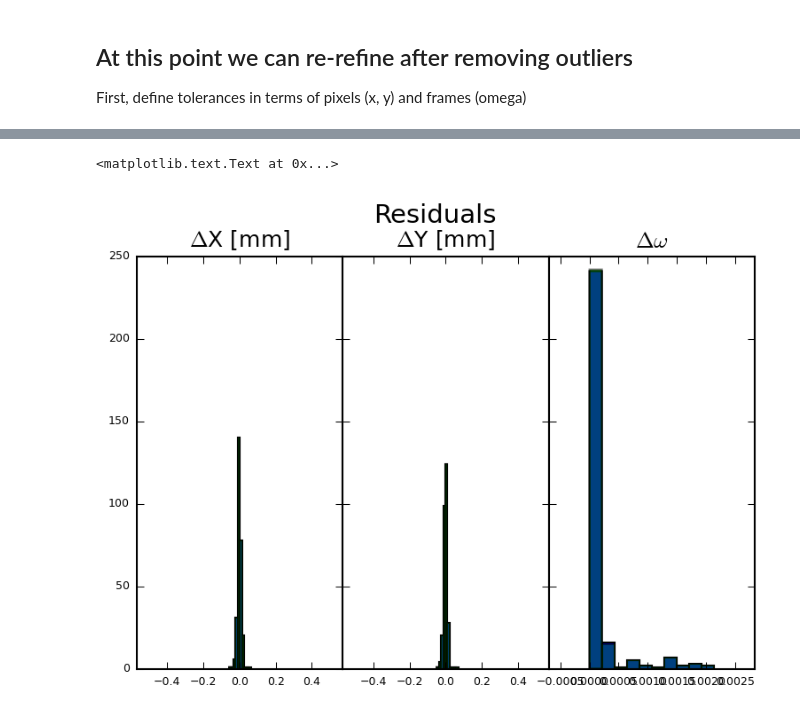
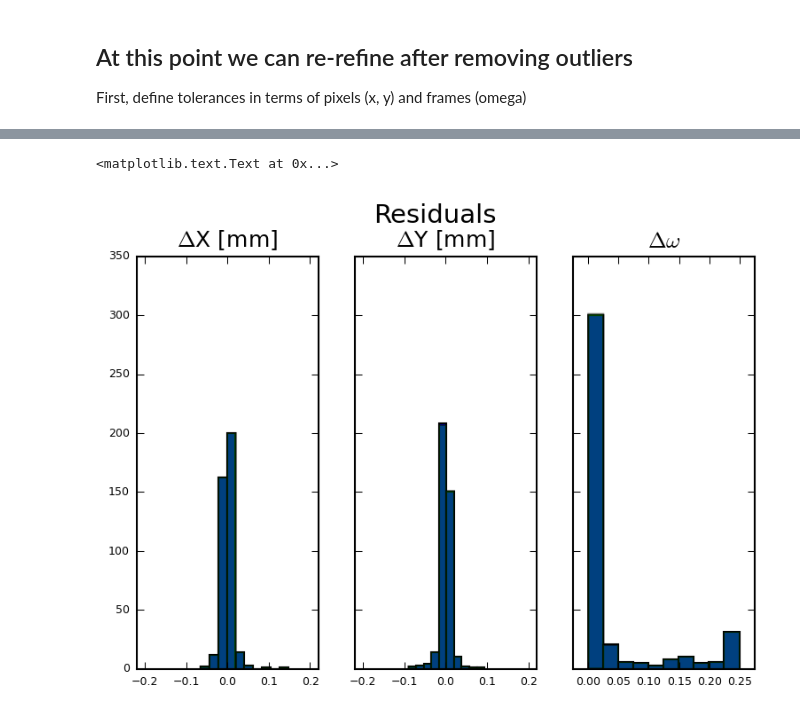
Before and after one commit to praxes/hexrd, a Jupyter notebook: share/calibrate_from_single_crystal.ipynb, the cells around one changed output, grey strips where cells are left out. Drawn from its saved outputs; the diff is of its cells as text; code cells hidden in the pictures.

```diff
--- a/share/calibrate_from_single_crystal.ipynb
+++ b/share/calibrate_from_single_crystal.ipynb
@@ -557,8 +568,8 @@ Refined parameters:
 ## At this point we can re-refine after removing outliers
 First, define tolerances in terms of pixels (x, y) and frames (omega)
 # %%
-n_pixels_tol = 0.5
-n_frames_tol = 0.5
+n_pixels_tol = 1
+n_frames_tol = 1
 
 # define difference vectors for spot fits
 x_diff = abs(xyo_det[:, 0] - xyo_f[:, 0])
@@ -576,4 +587,5 @@ print "INFO: Will keep %d of %d input reflections for re-fit" %(sum(idx_1), sum(
 idx_new = np.zeros_like(idx, dtype=bool)
 idx_new[np.where(idx_0 == 1)[0][idx_1]] = True
 idx_0 = idx_new
+np.save(excl_filename, idx_new) # output in case you want 'em
 # %% [output]
@@ -620,16 +632,14 @@ print "\n"
 
 # new style method 2; use an axes array
 fig3, axs3 = plt.subplots(1, 3, sharex=False, sharey=True)
-fig3.subplots_adjust(wspace=0)
+fig3.subplots_adjust(wspace=0.2)
 fig3.suptitle("Residuals", fontsize=14, y=1.0)
 titles = [r'$\Delta$X [mm]', r'$\Delta$Y [mm]', r'$\Delta\omega$']
-for i in range(3):
+for i in range(2):
     axs3[i].hist(resd_f.reshape(sum(idx_new), 3)[:, i], color='b')
     axs3[i].set_title(titles[i], fontsize=12)
-    if i > 1:
-        axs3[i].set_xlim(-0.0007, np.max(resd_f.reshape(sum(idx_new), 3)[:, i])+0.0007)
-        axs3[i].set_xlim(-0.0007, np.max(resd_f.reshape(sum(idx_new), 3)[:, i])+0.0007)
-    else:
-        axs3[i].set_xlim(-0.57, 0.57)
-        axs3[i].set_xlim(-0.57, 0.57)
+    axs3[i].set_xlim(-1.1*n_pixels_tol*max_pixel_dim, 1.1*n_pixels_tol*max_pixel_dim)
+axs3[2].hist(np.degrees(resd_f.reshape(sum(idx_new), 3)[:, 2]), color='b')
+axs3[2].set_title(titles[2], fontsize=12)
+axs3[2].set_xlim(-0.025, n_frames_tol*cfg.image_series.omega.step+0.025)
 # %% [output]
@@ -687,9 +698,12 @@ print "\nCentroidal coordinates [microns]:"
 print "\tX\t\tY\t\tZ"
 print "\t%.3e\t%.3e\t%.3e" %tuple(1e3*g_refined[3:6])
 
+
+
+""" WRITE OUT YAML FILE """
 fid = open(new_parfilename, 'w')
-# initialize output dictionsary
-# DARREN: better way?
+# initialize output dictionary
+#     DARREN: better way?
 new_par = {
            'oscillation_stage':{
                                 'chi':0.,
@@ -712,9 +726,9 @@ new_par['oscillation_stage']['chi'] = float(results['chi'])
 new_par['oscillation_stage']['t_vec_s'] = results['tVec_s'].flatten().tolist()
 
 # ...chicken and egg problem here, until this format is standard
-new_par['detector']['pixels']['rows'] = 2048
-new_par['detector']['pixels']['columns'] = 2048
-new_par['detector']['pixels']['size'] = [0.2, 0.2]
+new_par['detector']['pixels']['rows'] = cfg.instrument.detector.pixels.rows
+new_par['detector']['pixels']['columns'] = cfg.instrument.detector.pixels.columns
+new_par['detector']['pixels']['size'] = cfg.instrument.detector.pixels.size
 
 new_par['detector']['transform']['tilt_angles'] = np.array(results['tiltAngles']).tolist()
 new_par['detector']['transform']['t_vec_d'] = results['tVec_d'].flatten().tolist()
@@ -723,53 +737,33 @@ new_par['detector']['distortion']['function_name'] = 'GE_41RT' # only choice bes
 new_par['detector']['distortion']['parameters'] = results['dParams'].tolist()
 
 new_par['calibration_crystal']['grain_id'] = grain_id
+#new_par['calibration_crystal']['orientation'] = p_refined[10:13].tolist()
+#new_par['calibration_crystal']['position'] = p_refined[13:16].tolist()
+#new_par['calibration_crystal']['inv_stretch'] = vInv_s.tolist()
 new_par['calibration_crystal']['orientation'] = g_refined[:3].tolist()
 new_par['calibration_crystal']['position'] = g_refined[3:6].tolist()
 new_par['calibration_crystal']['inv_stretch'] = g_refined[6:].tolist()
 
 print >> fid, yaml.dump(new_par); fid.close()
+""" WRITE OUT YAML FILE """
 
-fid = open(new_parfilename.split('.')[0] + '.par', 'w')
 
-print >> fid, \
-    "%1.7e\t# tiltAngles[0]\n" % (results['tiltAngles'][0]) + \
-    "%1.7e\t# tiltAngles[1]\n" % (results['tiltAngles'][1]) + \
-    "%1.7e\t# tiltAngles[2]\n" % (results['tiltAngles'][2]) + \
-    "%1.7e\t# tVec_d[0]    \n" % (results['tVec_d'][0])     + \
-    "%1.7e\t# tVec_d[1]    \n" % (results['tVec_d'][1])     + \
-    "%1.7e\t# tVec_d[2]    \n" % (results['tVec_d'][2])     + \
-    "%1.7e\t# chi          \n" % (results['chi'])           + \
-    "%1.7e\t# tVec_s[0]    \n" % (results['tVec_s'][0])     + \
-    "%1.7e\t# tVec_s[1]    \n" % (results['tVec_s'][1])     + \
-    "%1.7e\t# tVec_s[2]    \n" % (results['tVec_s'][2])     + \
-    "%1.7e\t# expMap_c[0]  \n" % (g_refined[0])             + \
-    "%1.7e\t# expMap_c[1]  \n" % (g_refined[1])             + \
-    "%1.7e\t# expMap_c[2]  \n" % (g_refined[2])             + \
-    "%1.7e\t# tVec_c[0]    \n" % (g_refined[3])             + \
-    "%1.7e\t# tVec_c[1]    \n" % (g_refined[4])             + \
-    "%1.7e\t# tVec_c[2]    \n" % (g_refined[5])             + \
-    "%1.7e\t# vInv_s[0]    \n" % (g_refined[6])             + \
-    "%1.7e\t# vInv_s[1]    \n" % (g_refined[7])             + \
-    "%1.7e\t# vInv_s[2]    \n" % (g_refined[8])             + \
-    "%1.7e\t# vInv_s[3]    \n" % (g_refined[9])             + \
-    "%1.7e\t# vInv_s[4]    \n" % (g_refined[10])            + \
-    "%1.7e\t# vInv_s[5]    \n" % (g_refined[11])
-fid.close()
 
 # new style method 2; use an axes array
 fig3, axs3 = plt.subplots(1, 3, sharex=False, sharey=True)
-fig3.subplots_adjust(wspace=0)
+fig3.subplots_adjust(wspace=0.2)
 fig3.suptitle("Residuals", fontsize=14, y=1.0)
 titles = [r'$\Delta$X [mm]', r'$\Delta$Y [mm]', r'$\Delta\omega$']
-for i in range(3):
+for i in range(2):
     axs3[i].hist(resd_f.reshape(sum(idx_new), 3)[:, i], color='b')
     axs3[i].hist(resd_f2.reshape(sum(idx_new), 3)[:, i], color='g', alpha=0.5)
     axs3[i].set_title(titles[i], fontsize=12)
-    if i > 1:
-        axs3[i].set_xlim(-0.0007, np.max(resd_f.reshape(sum(idx_new), 3)[:, i])+0.0007)
-        axs3[i].set_xlim(-0.0007, np.max(resd_f.reshape(sum(idx_new), 3)[:, i])+0.0007)
-    else:
-        axs3[i].set_xlim(-0.57, 0.57)
+    axs3[i].set_xlim(-1.1*n_pixels_tol*max_pixel_dim, 1.1*n_pixels_tol*max_pixel_dim)
+axs3[2].hist(np.degrees(resd_f.reshape(sum(idx_new), 3)[:, 2]), color='b')
+axs3[2].hist(np.degrees(resd_f2.reshape(sum(idx_new), 3)[:, 2]), color='g', alpha=0.5)
+axs3[2].set_title(titles[2], fontsize=12)
+axs3[2].set_xlim(-0.025, n_frames_tol*cfg.image_series.omega.step+0.025)
+
 
 fig4, axs4 = plt.subplots(1, 2, sharex=True, sharey=False)
 fig4.subplots_adjust(wspace=0.3)
@@ -780,8 +774,8 @@ axs4[0].plot(xyo_f[:, 0], xyo_f[:, 1], 'k.')
 axs4[0].plot(xyo_f2[:, 0], xyo_f2[:, 1], 'b+')
 axs4[0].grid(True)
 axs4[0].axis('equal')
-axs4[0].set_xlim((-204.8, 204.8))
-axs4[0].set_ylim((-204.8, 204.8))
+axs4[0].set_xlim(panel_dims[0, 0], panel_dims[1, 0])
+axs4[0].set_ylim(panel_dims[0, 1], panel_dims[1, 1])
 axs4[0].set_xlabel('detector X [mm]')
 axs4[0].set_ylabel('detector Y [mm]')
 
@@ -789,7 +783,7 @@ axs4[1].plot(xyo_det[:, 0], r2d*xyo_det[:, 2], 'rx')
 axs4[1].plot(xyo_f[:, 0], r2d*xyo_f[:, 2], 'k.')
 axs4[1].plot(xyo_f2[:, 0], r2d*xyo_f2[:, 2], 'b+')
 axs4[1].grid(True)
-axs4[1].set_xlim((-204.8, 204.8))
+axs4[1].set_xlim(panel_dims[0, 0], panel_dims[1, 0])
 axs4[1].set_ylim(r2d*omePeriod[0], r2d*omePeriod[1])
 axs4[1].set_xlabel('detector X [mm]')
 axs4[1].set_ylabel(r'$\omega$ [deg]')
@@ -812,2 +806,2 @@ Centroidal coordinates [microns]:
 <matplotlib.text.Text at 0x...>
-[figure, old version]
+[figure, new version]
```
Also changed, not shown: parts of 15 cells of this notebook.
